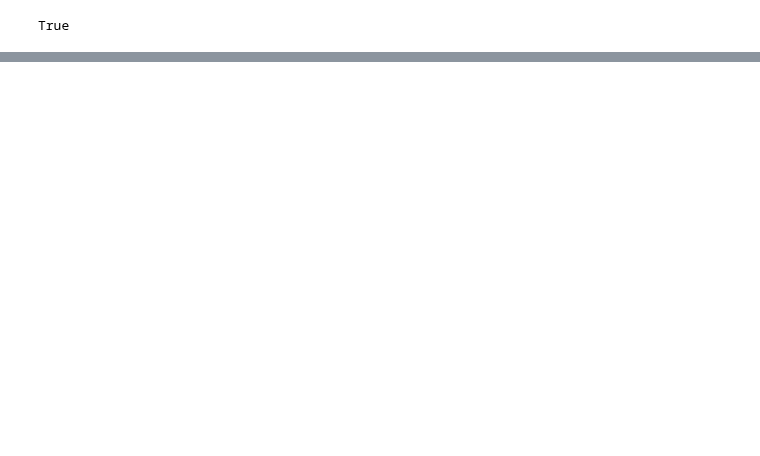
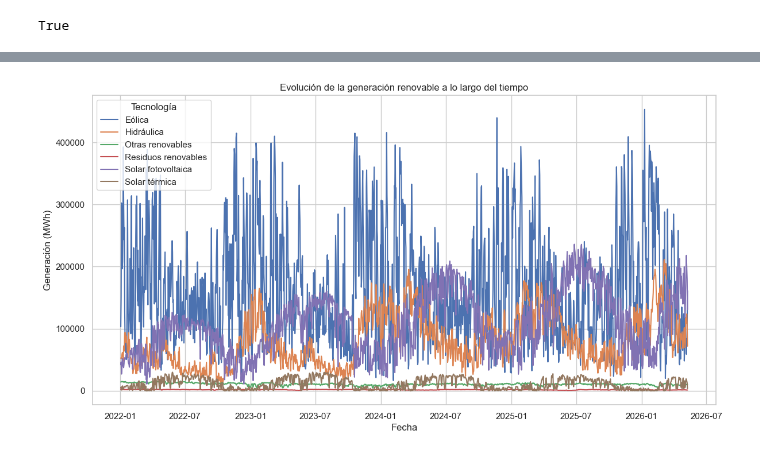
Before and after one commit to jlalonsoredon/proyecto_ML_Renovables, a Jupyter notebook: api.ipynb, the cells around one changed output, grey strips where cells are left out. Cells and saved outputs as stored; diff of their text form; code cells hidden in the pictures; blank space fills up the shorter version.

```diff
--- a/api.ipynb
+++ b/api.ipynb
@@ -456,0 +413,27 @@ df_ree
+# %%
+import matplotlib.pyplot as plt
+import seaborn as sns
+
+sns.set(style="whitegrid")
+
+df_ree['datetime'] = pd.to_datetime(df_ree['datetime'])
+
+# El CSV está en formato wide → convertir a long para poder graficar por tecnología
+tecnologias = [c for c in df_ree.columns if c not in ('datetime', 'hora', 'dia_semana', 'mes', 'es_fin_semana', 'trimestre')]
+
+df_long = df_ree.melt(
+    id_vars='datetime',
+    value_vars=tecnologias,
+    var_name='tecnologia',
+    value_name='valor_MWh'
+)
+
+plt.figure(figsize=(14, 7))
+sns.lineplot(data=df_long, x='datetime', y='valor_MWh', hue='tecnologia')
+plt.title('Evolución de la generación renovable a lo largo del tiempo')
+plt.xlabel('Fecha')
+plt.ylabel('Generación (MWh)')
+plt.legend(title='Tecnología')
+plt.show()
+# %% [output]
+[figure, added]
```
Also changed, not shown: parts of 27 cells of this notebook, 6 other files.
